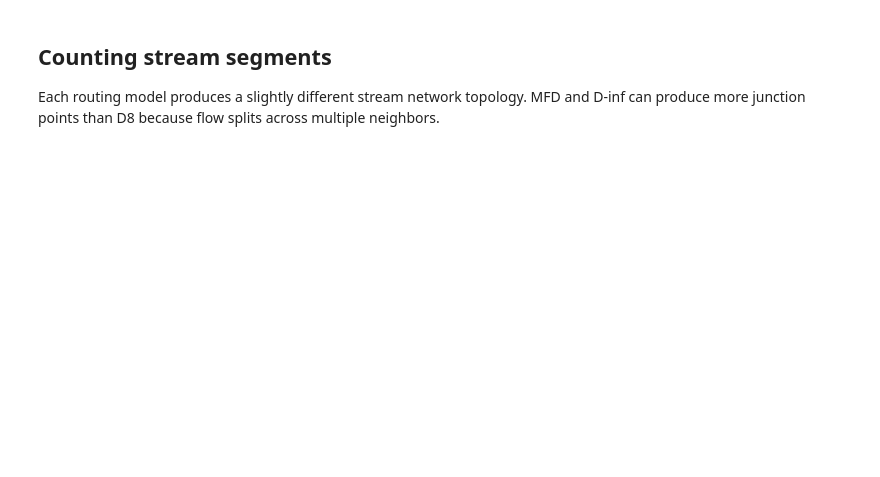
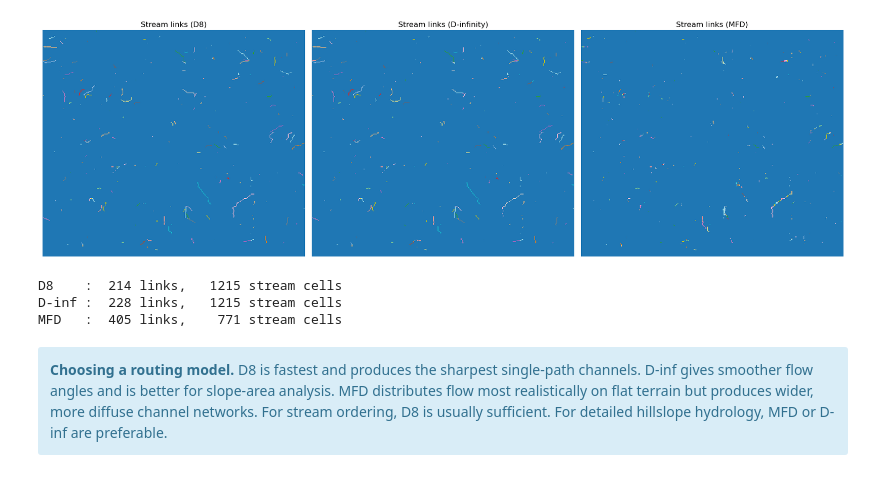
Before and after one commit to makepath/xarray-spatial, a Jupyter notebook: examples/user_guide/27_Stream_Analysis_Dinf_MFD.ipynb, the cells around one changed output. Drawn from its saved outputs; the diff is of its cells as text; code cells hidden in the pictures; blank space fills up the shorter version.

```diff
--- a/examples/user_guide/27_Stream_Analysis_Dinf_MFD.ipynb
+++ b/examples/user_guide/27_Stream_Analysis_Dinf_MFD.ipynb
@@ -112,26 +145,24 @@ plt.show()
 # %%
 sl_d8 = stream_link(fd_d8, fa_d8, threshold=threshold)
 sl_dinf = stream_link_dinf(fd_dinf, fa_d8, threshold=threshold)
 sl_mfd = stream_link_mfd(fd_mfd, fa_mfd, threshold=threshold)
 
-fig, axes = plt.subplots(1, 3, figsize=(15, 5))
-
-for ax, data, title in zip(axes,
-                            [sl_d8, sl_dinf, sl_mfd],
-                            ['D8', 'D-infinity', 'MFD']):
-    vals = data.values.copy()
-    # Color by link ID mod a palette size for visibility
-    vals_display = np.where(np.isnan(vals), 0,
-                            np.mod(vals, 20) + 1)
-    ax.imshow(vals_display, cmap='tab20', interpolation='nearest')
+fig, axes = plt.subplots(1, 3, figsize=(18, 5.5))
+for ax, data, title in zip(axes, [sl_d8, sl_dinf, sl_mfd], ['D8', 'D-infinity', 'MFD']):
+    display = xr.where(data.isnull(), 0, np.mod(data, 20) + 1)
+    display.plot.imshow(ax=ax, cmap='tab20', add_colorbar=False)
     ax.set_title(f'Stream links ({title})')
-    ax.set_aspect('equal')
+    ax.set_axis_off()
 
 plt.tight_layout()
 plt.show()
+
+for label, data in [('D8', sl_d8), ('D-inf', sl_dinf), ('MFD', sl_mfd)]:
+    n_links = len(np.unique(data.values[~np.isnan(data.values)]))
+    n_stream = int(np.sum(~np.isnan(data.values)))
+    print(f'{label:6s}: {n_links:4d} links, {n_stream:6d} stream cells')
+# %% [output]
+[figure, added]
+D8    :  214 links,   1215 stream cells
+D-inf :  228 links,   1215 stream cells
+MFD   :  405 links,    771 stream cells
-# %% [markdown]
-## Counting stream segments
-
-Each routing model produces a slightly different stream network topology.
-MFD and D-inf can produce more junction points than D8 because flow
-splits across multiple neighbors.
@@ -142,0 +169,4 @@ for label, data in [('D8', sl_d8), ('D-inf', sl_dinf), ('MFD', sl_mfd)]:
+# %% [markdown]
+<div class="alert alert-block alert-info">
+<b>Choosing a routing model.</b> D8 is fastest and produces the sharpest single-path channels. D-inf gives smoother flow angles and is better for slope-area analysis. MFD distributes flow most realistically on flat terrain but produces wider, more diffuse channel networks. For stream ordering, D8 is usually sufficient. For detailed hillslope hydrology, MFD or D-inf are preferable.
+</div>
```
Also changed, not shown: parts of 20 cells of this notebook, 1 other file.
